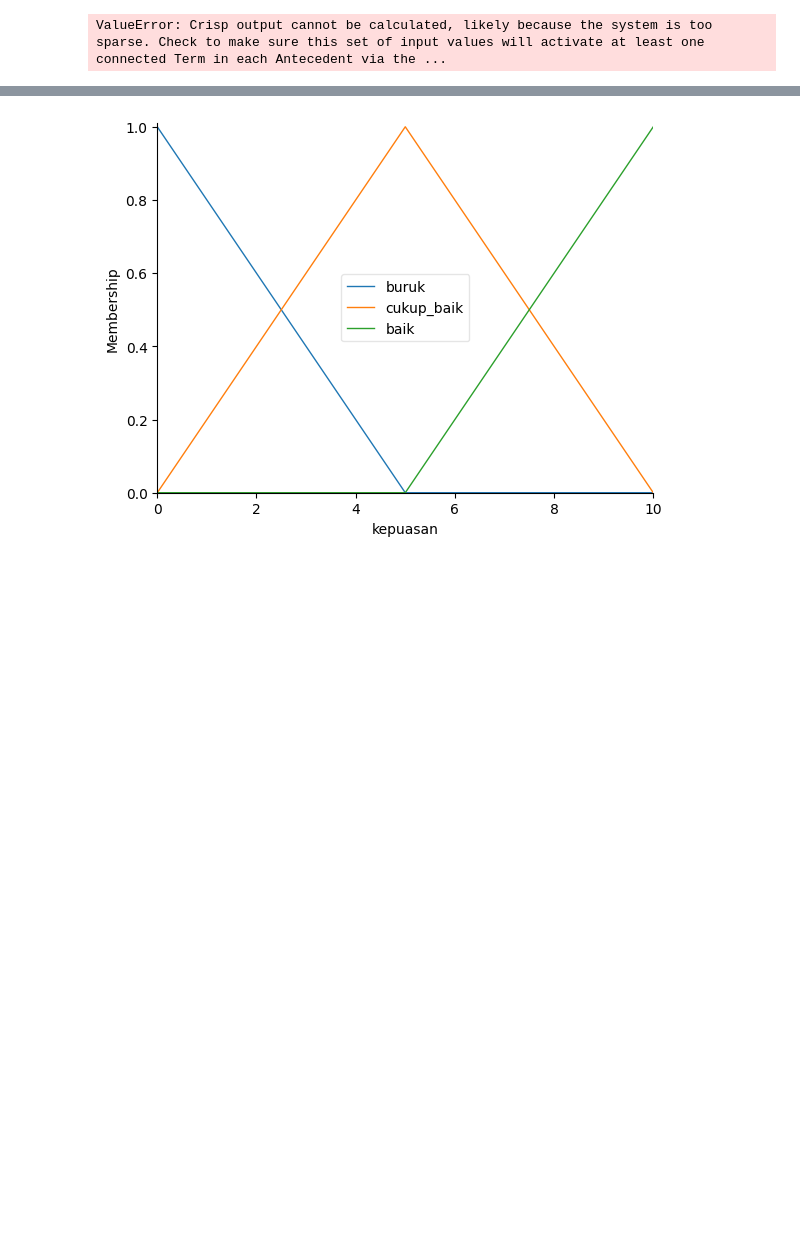
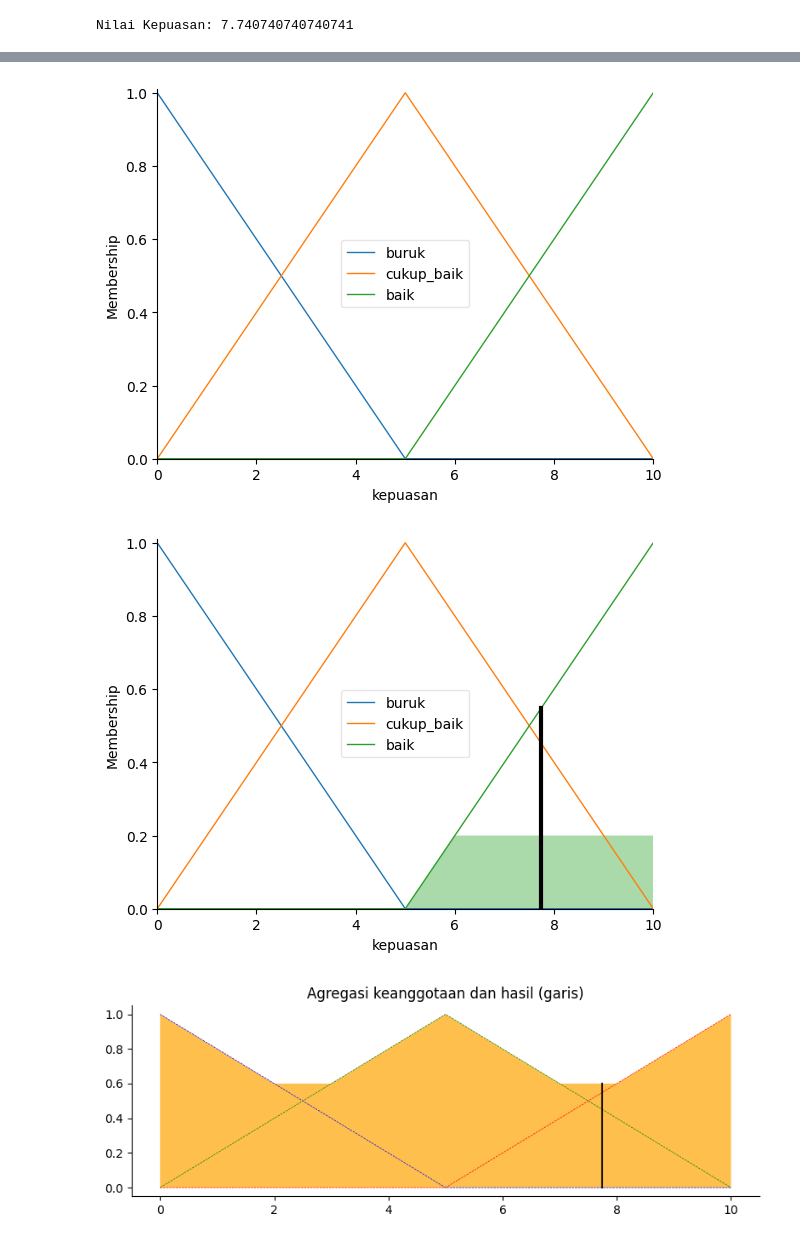
Before and after one commit to RasyaRahmatSyaban/fuzzy_PY, a Jupyter notebook: tugasDiskrit.ipynb, the cells around one changed output, grey strips where cells are left out. Saved outputs shown, nothing was run; the diff lists cells and outputs as text; code cells hidden in the pictures; blank space fills up the shorter version.

```diff
--- a/tugasDiskrit.ipynb
+++ b/tugasDiskrit.ipynb
@@ -56,7 +56,7 @@ kepuasan_simulasi = ctrl.ControlSystemSimulation(kepuasan_ctrl)
 # Memberikan input pada sistem
 kepuasan_simulasi.input['kualitas_pengajaran'] = 10
 kepuasan_simulasi.input['fasilitas'] = 10
-kepuasan_simulasi.input['layanan_akademik'] = 5
+kepuasan_simulasi.input['layanan_akademik'] = 6
 
 # Melakukan komputasi
 kepuasan_simulasi.compute()
@@ -95,31 +95,33 @@ for ax in (ax0,):
 plt.tight_layout()
 plt.show()
 
 # Bagian tambahan baru untuk visualisasi aktivitas keanggotaan output # New
 fig, ax1 = plt.subplots(figsize=(8, 3))
 
 ax1.fill_between(x_satisf, np.zeros_like(x_satisf), fuzz.trimf(x_satisf, [0, 0, 5]), facecolor='b', alpha=0.7)
 ax1.plot(x_satisf, fuzz.trimf(x_satisf, [0, 0, 5]), 'b', linewidth=0.5, linestyle='--', )
 ax1.fill_between(x_satisf, np.zeros_like(x_satisf), fuzz.trimf(x_satisf, [0, 5, 10]), facecolor='g', alpha=0.7)
 ax1.plot(x_satisf, fuzz.trimf(x_satisf, [0, 5, 10]), 'g', linewidth=0.5, linestyle='--')
 ax1.fill_between(x_satisf, np.zeros_like(x_satisf), fuzz.trimf(x_satisf, [5, 10, 10]), facecolor='r', alpha=0.7)
 ax1.plot(x_satisf, fuzz.trimf(x_satisf, [5, 10, 10]), 'r', linewidth=0.5, linestyle='--')
 ax1.fill_between(x_satisf, np.zeros_like(x_satisf), aggregated, facecolor='Orange', alpha=0.7)
 ax1.plot([satisfaction, satisfaction], [0, satisfaction_activation], 'k', linewidth=1.5, alpha=0.9)
 ax1.set_title('Agregasi keanggotaan dan hasil (garis)')
 
 # Matikan sumbu atas/kanan
 for ax in (ax1,):
     ax.spines['top'].set_visible(False)
     ax.spines['right'].set_visible(False)
     ax.get_xaxis().tick_bottom()
     ax.get_yaxis().tick_left()
 
 plt.tight_layout()
 plt.show()
 # %% [output]
-ValueError: Crisp output cannot be calculated, likely because the system is too sparse. Check to make sure this set of input values will activate at least one connected Term in each Antecedent via the ...
+Nilai Kepuasan: 7.740740740740741
 [figure]
 [figure]
 [figure]
 [figure]
+[figure, added]
+[figure, added]
```
Also changed, not shown: parts of 1 cell of this notebook.
